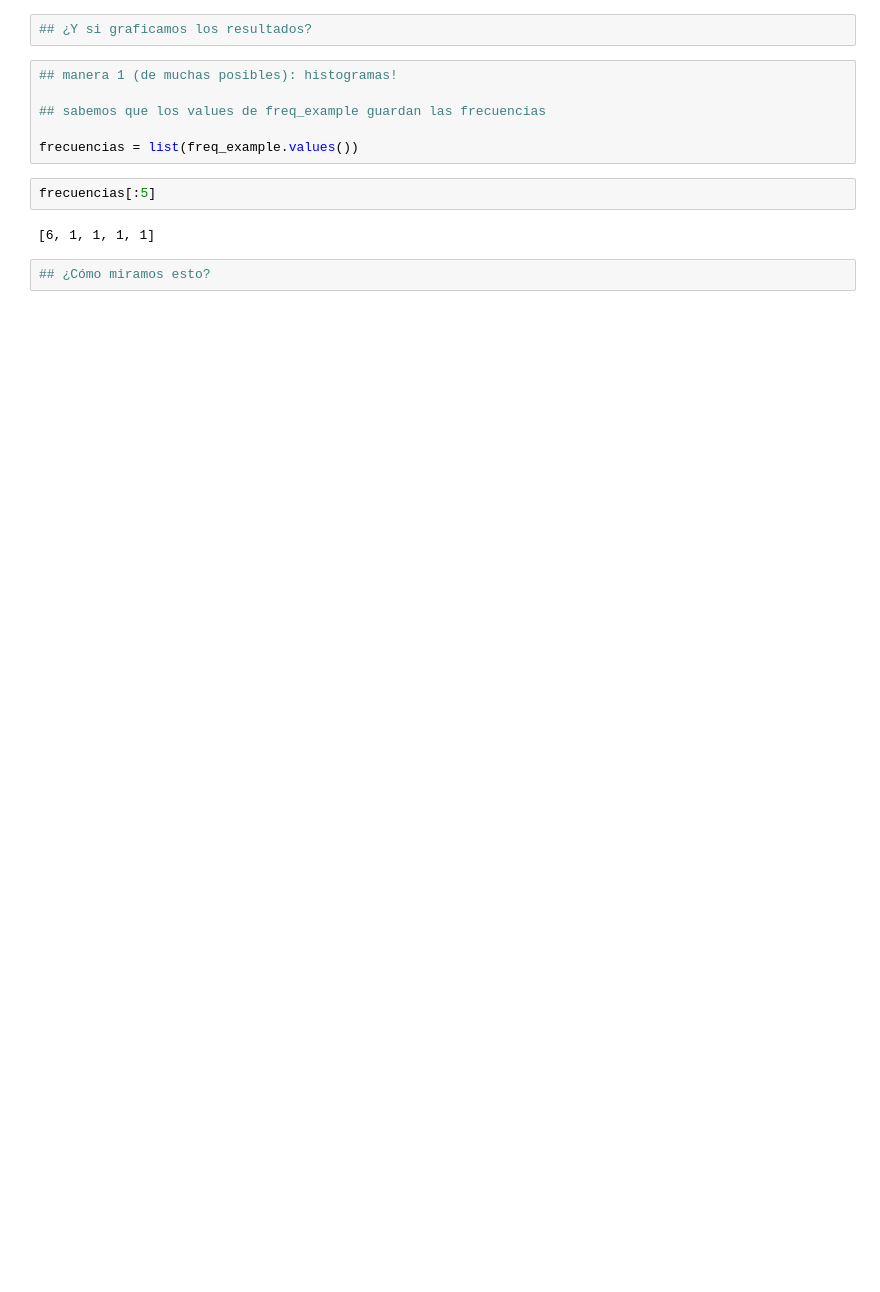
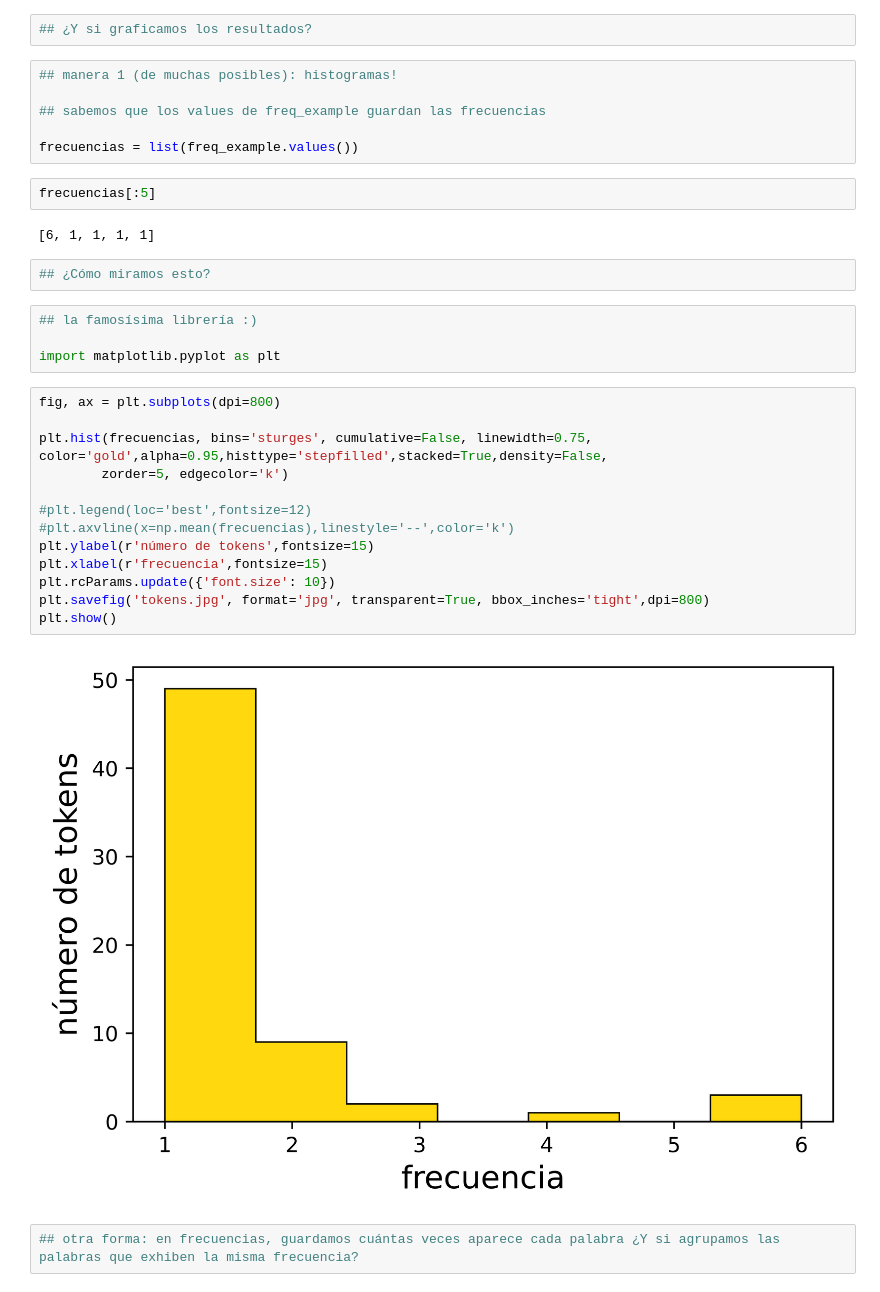
Before and after one commit to javiervz/analisis-datos-magister, a Jupyter notebook: clase-3/clase-3.ipynb, the cells around one changed output. Saved outputs shown, nothing was run; the diff lists cells and outputs as text; blank space fills up the shorter version.

```diff
--- a/clase-3/clase-3.ipynb
+++ b/clase-3/clase-3.ipynb
@@ -530,3 +530,24 @@ frecuencias[:5]
 [6, 1, 1, 1, 1]
 # %%
 ## ¿Cómo miramos esto?
+# %%
+## la famosísima librería :)
+
+import matplotlib.pyplot as plt
+# %%
+fig, ax = plt.subplots(dpi=800)
+
+plt.hist(frecuencias, bins='sturges', cumulative=False, linewidth=0.75, color='gold',alpha=0.95,histtype='stepfilled',stacked=True,density=False,
+        zorder=5, edgecolor='k')
+
+#plt.legend(loc='best',fontsize=12)
+#plt.axvline(x=np.mean(frecuencias),linestyle='--',color='k')
+plt.ylabel(r'número de tokens',fontsize=15)
+plt.xlabel(r'frecuencia',fontsize=15)
+plt.rcParams.update({'font.size': 10})
+plt.savefig('tokens.jpg', format='jpg', transparent=True, bbox_inches='tight',dpi=800)
+plt.show()
+# %% [output]
+[figure, added]
+# %%
+## otra forma: en frecuencias, guardamos cuántas veces aparece cada palabra ¿Y si agrupamos las palabras que exhiben la misma frecuencia?
```
Also changed, not shown: parts of 14 cells of this notebook, 2 other files.
